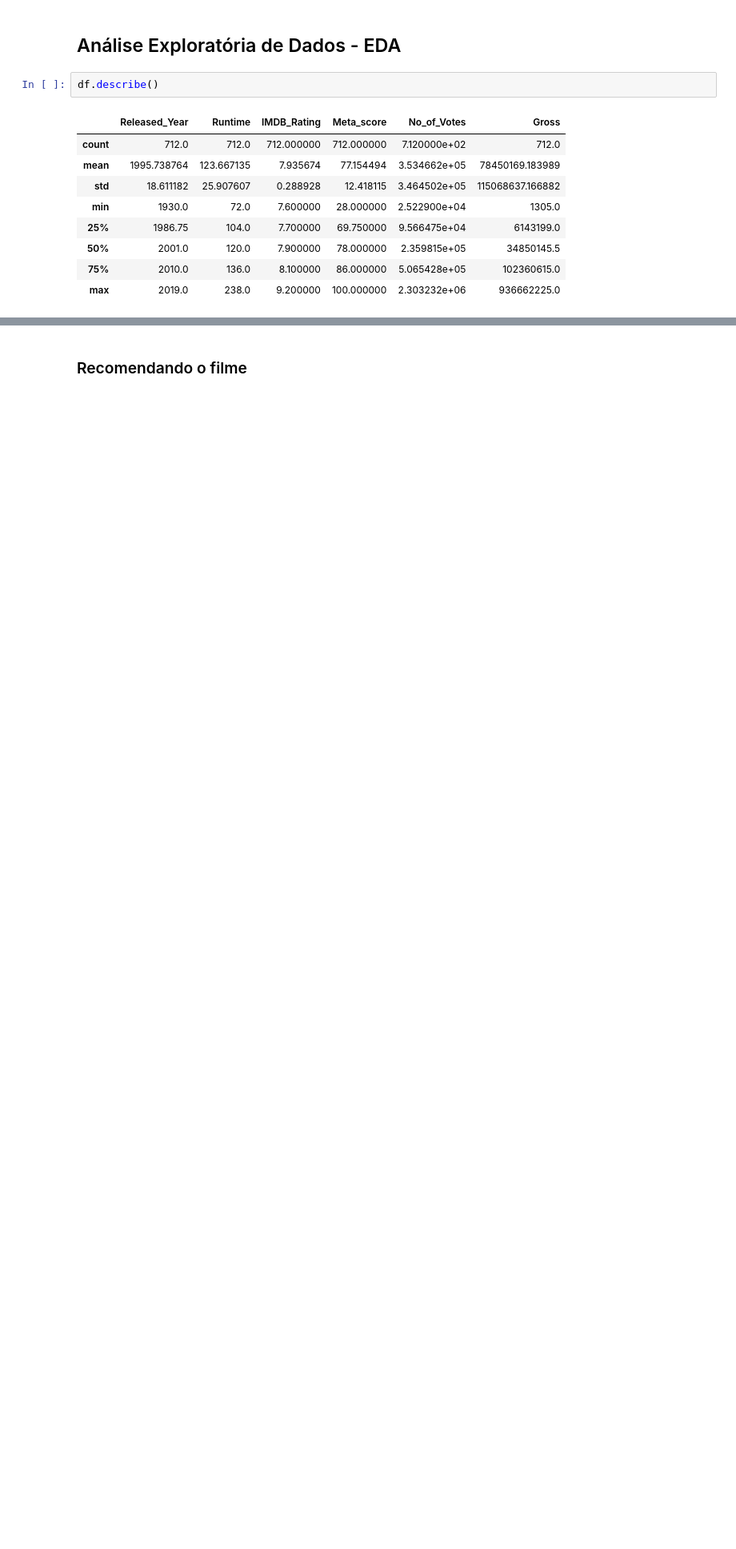
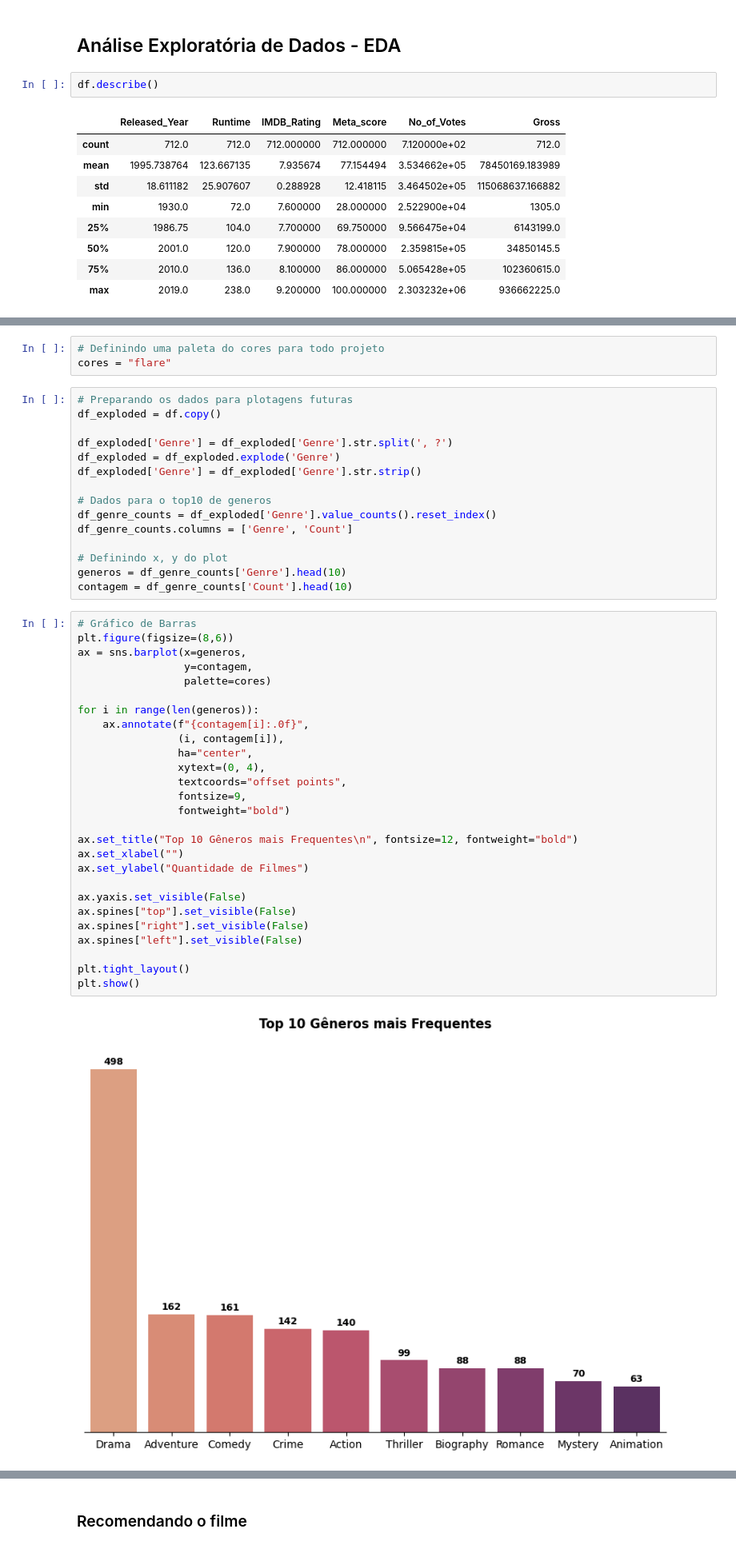
Before and after one commit to Mustasheep/LH-CD-THIAGO-DE-ASSIS, a Jupyter notebook: notebooks/desafio_indicium.ipynb, the cells around one changed output, grey strips where cells are left out. Shown: that part at 80% size. Saved outputs shown, nothing was run; the diff lists cells and outputs as text; blank space fills up the shorter version.

```diff
--- a/notebooks/desafio_indicium.ipynb
+++ b/notebooks/desafio_indicium.ipynb
@@ -233,0 +237,47 @@ Durante a análise exploratoria, irei entrar em vários subtópicos para respond
+# %%
+# Definindo uma paleta do cores para todo projeto
+cores = "flare"
+# %%
+# Preparando os dados para plotagens futuras
+df_exploded = df.copy()
+
+df_exploded['Genre'] = df_exploded['Genre'].str.split(', ?')
+df_exploded = df_exploded.explode('Genre')
+df_exploded['Genre'] = df_exploded['Genre'].str.strip()
+
+# Dados para o top10 de generos
+df_genre_counts = df_exploded['Genre'].value_counts().reset_index()
+df_genre_counts.columns = ['Genre', 'Count']
+
+# Definindo x, y do plot
+generos = df_genre_counts['Genre'].head(10)
+contagem = df_genre_counts['Count'].head(10)
+# %%
+# Gráfico de Barras
+plt.figure(figsize=(8,6))
+ax = sns.barplot(x=generos,
+                 y=contagem,
+                 palette=cores)
+
+for i in range(len(generos)):
+    ax.annotate(f"{contagem[i]:.0f}",
+                (i, contagem[i]),
+                ha="center",
+                xytext=(0, 4),
+                textcoords="offset points",
+                fontsize=9,
+                fontweight="bold")
+
+ax.set_title("Top 10 Gêneros mais Frequentes\n", fontsize=12, fontweight="bold")
+ax.set_xlabel("")
+ax.set_ylabel("Quantidade de Filmes")
+
+ax.yaxis.set_visible(False)
+ax.spines["top"].set_visible(False)
+ax.spines["right"].set_visible(False)
+ax.spines["left"].set_visible(False)
+
+plt.tight_layout()
+plt.show()
+# %% [output]
+[figure, added]
```
Also changed, not shown: parts of 11 cells of this notebook.
